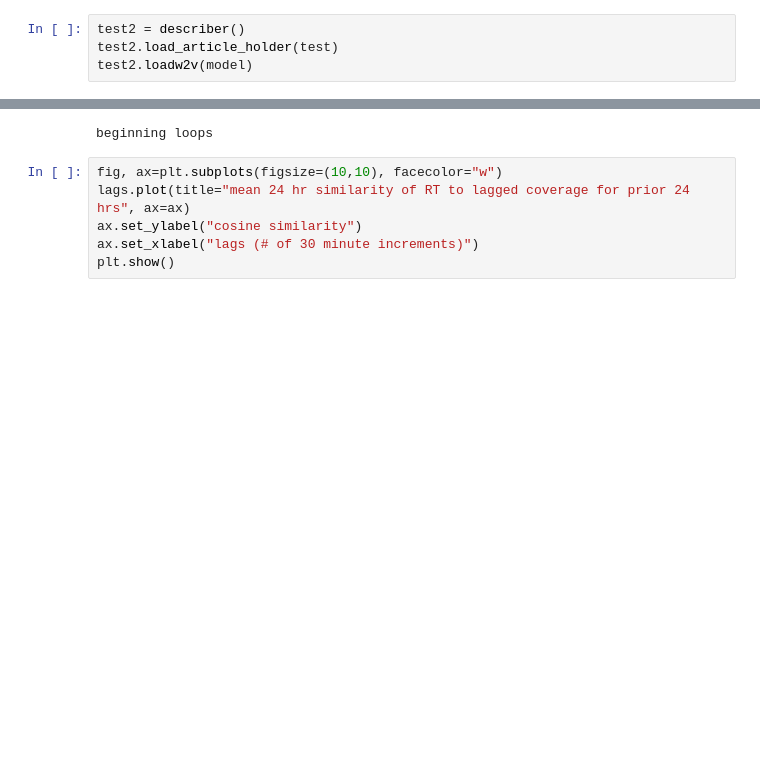
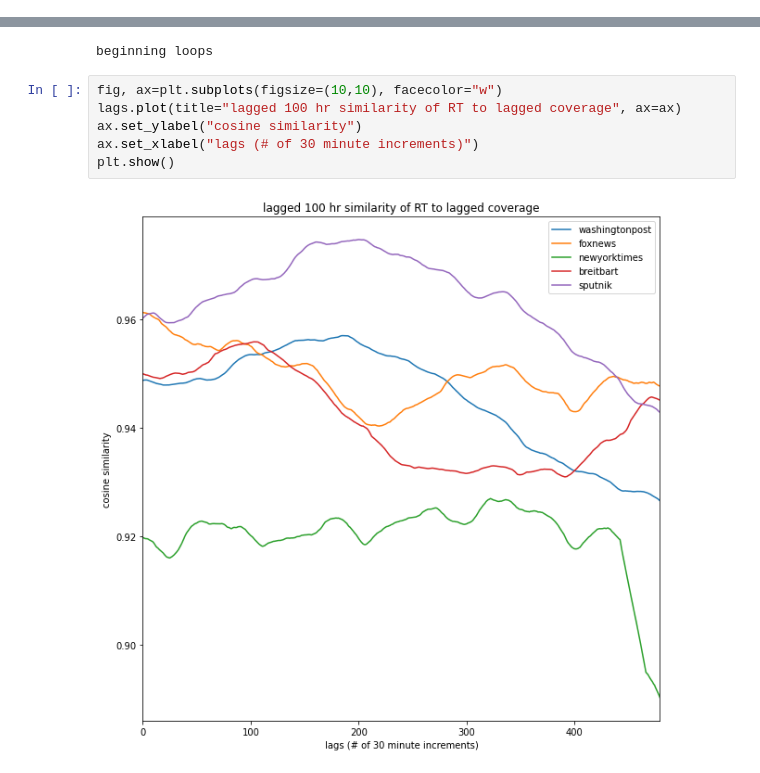
Before and after one commit to brockmanmatt/NewsTrends, a Jupyter notebook: 01_descriptive_analysis.ipynb, the cells around one changed output, grey strips where cells are left out. Saved outputs shown, nothing was run; the diff lists cells and outputs as text; blank space fills up the shorter version.

```diff
--- a/01_descriptive_analysis.ipynb
+++ b/01_descriptive_analysis.ipynb
@@ -659,14 +667,12 @@ plt.show()
-# %%
-test2 = describer()
-test2.load_article_holder(test)
-test2.loadw2v(model)
 # %%
 lags = test2.meanw2vSimilarityOverTime("rt", ["washingtonpost", "foxnews", "newyorktimes", "breitbart", "sputnik"], verbose=False, maxLag=480, timeFrame=240)
 # %% [output]
 beginning loops
 # %%
 fig, ax=plt.subplots(figsize=(10,10), facecolor="w")
-lags.plot(title="mean 24 hr similarity of RT to lagged coverage for prior 24 hrs", ax=ax)
+lags.plot(title="lagged 100 hr similarity of RT to lagged coverage", ax=ax)
 ax.set_ylabel("cosine similarity")
 ax.set_xlabel("lags (# of 30 minute increments)")
 plt.show()
+# %% [output]
+[figure, added]
```
Also changed, not shown: parts of 10 cells of this notebook, 5 other files.
